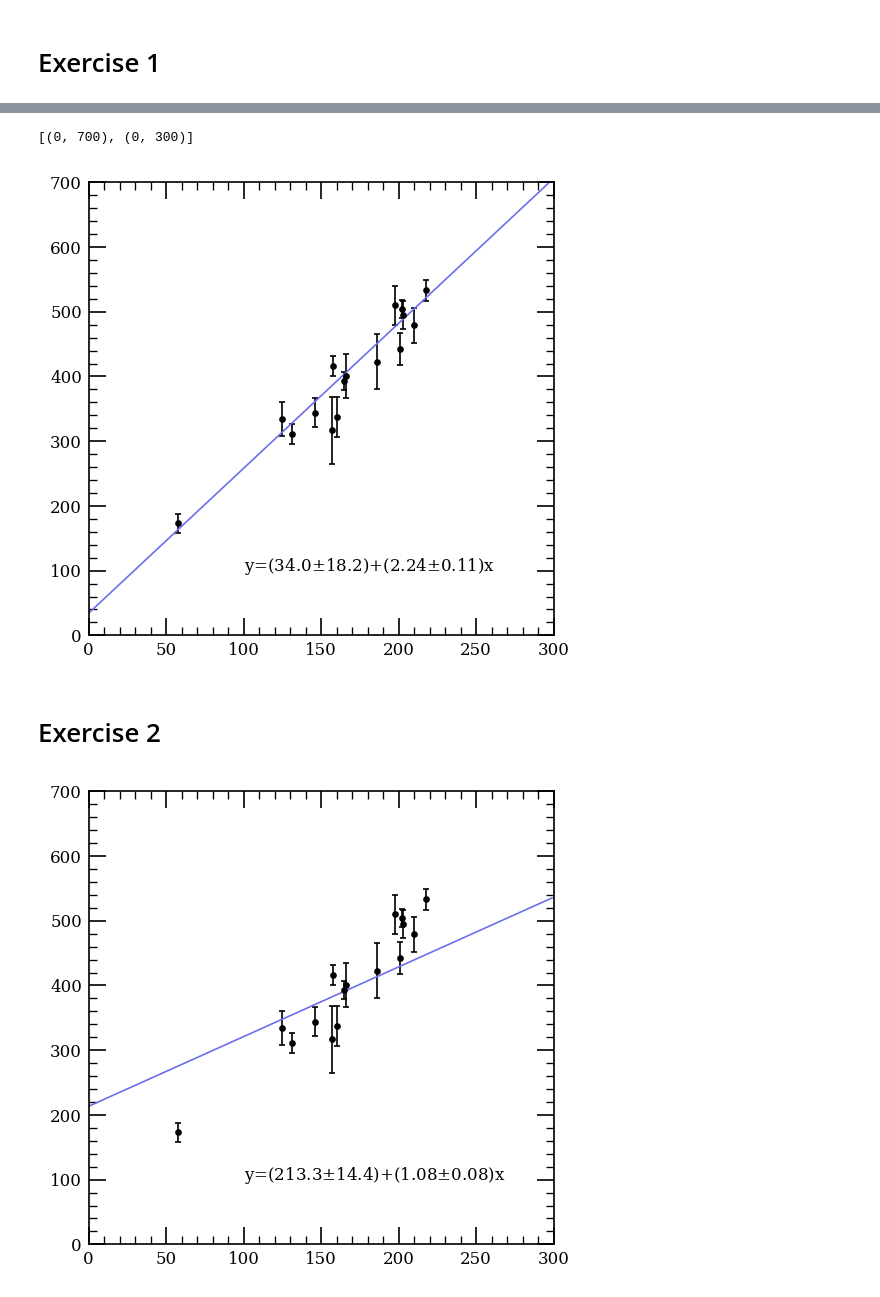
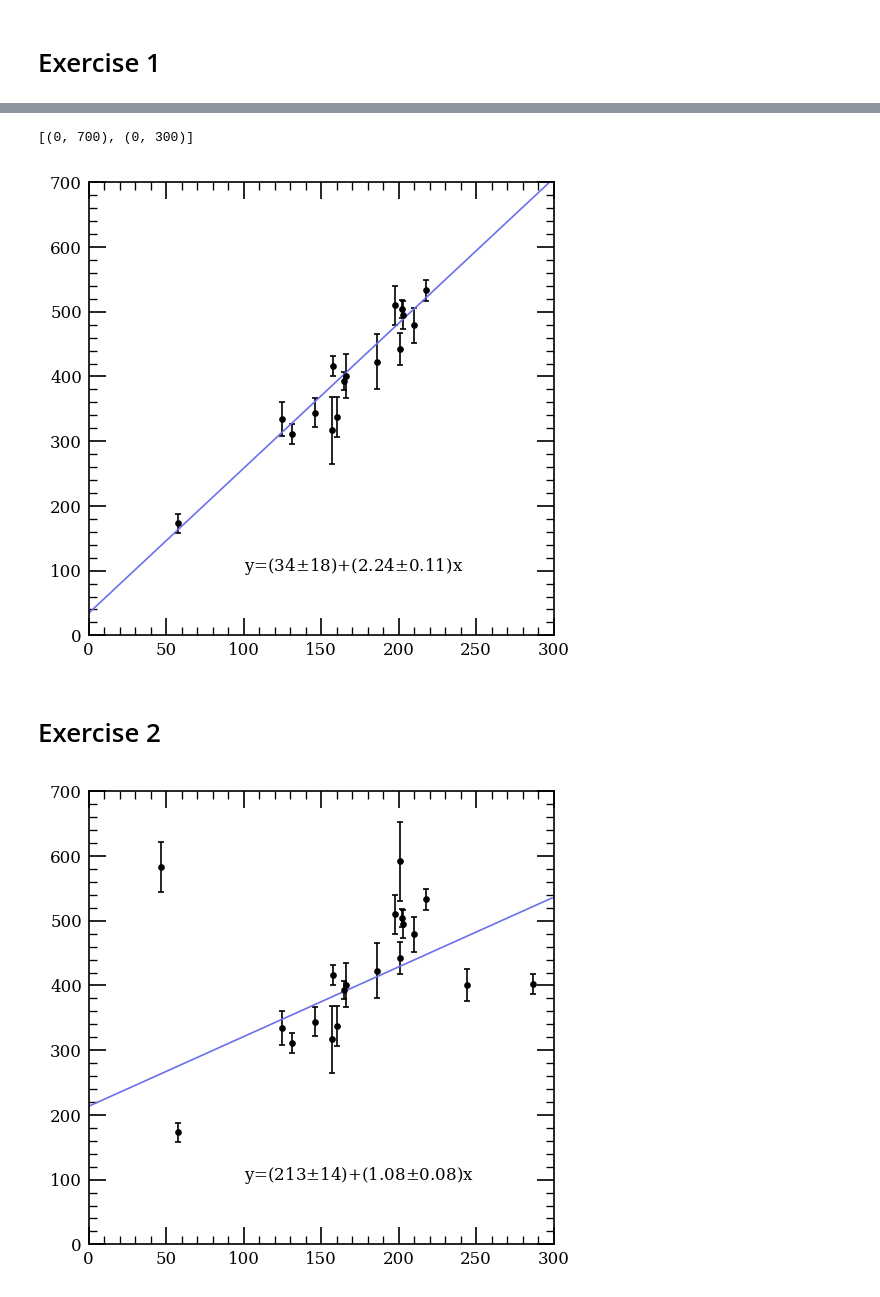
Before and after one commit to safonova/Data_analysis_recipes, a Jupyter notebook: 1 Standard practice.ipynb, the cells around one changed output, grey strips where cells are left out. Drawn from its saved outputs; the diff is of its cells as text; code cells hidden in the pictures.

```diff
--- a/1 Standard practice.ipynb
+++ b/1 Standard practice.ipynb
@@ -75,11 +73,11 @@ slope, intercept, slope_err, intercept_err = perform_linear_algebra_fit(xdata_1,
 fig, axes = plt.subplots(figsize=(5,5), dpi=120)
 axes.errorbar(xdata_1, ydata_1, yerr=sigma_y_1, fmt='.k')
 axes.plot(range(0, 300), intercept + range(0, 300)*slope)
-axes.text(100, 100, f"y=({intercept:0.1f}$\pm${intercept_err:0.1f})+({slope:0.2f}$\pm${slope_err:0.2f})x")
+axes.text(100, 100, f"y=({intercept:0.0f}$\pm${intercept_err:0.0f})+({slope:0.2f}$\pm${slope_err:0.2f})x")
 axes.set(xlim=(0, 300), ylim=(0,700))
 # %% [output]
 [(0, 700), (0, 300)]
-[figure, old version]
+[figure, new version]
 # %% [markdown]
 # Exercise 2
 # %%
@@ -89,10 +87,10 @@ sigma_y_2 = data['sigma_y']
 # %%
 slope, intercept, slope_err, intercept_err = perform_linear_algebra_fit(xdata_2, ydata_2, sigma_y_2)
 
 fig, axes = plt.subplots(figsize=(5,5), dpi=120)
-axes.errorbar(xdata_1, ydata_1, yerr=sigma_y_1, fmt='.k')
+axes.errorbar(xdata_2, ydata_2, yerr=sigma_y_2, fmt='.k')
 axes.plot(range(0, 300), intercept + range(0, 300)*slope)
-axes.text(100, 100, f"y=({intercept:0.1f}$\pm${intercept_err:0.1f})+({slope:0.2f}$\pm${slope_err:0.2f})x")
+axes.text(100, 100, f"y=({intercept:0.0f}$\pm${intercept_err:0.0f})+({slope:0.2f}$\pm${slope_err:0.2f})x")
 axes.set(xlim=(0, 300), ylim=(0,700));
 # %% [output]
-[figure, old version]
+[figure, new version]
```
Also changed, not shown: parts of 6 cells of this notebook.
